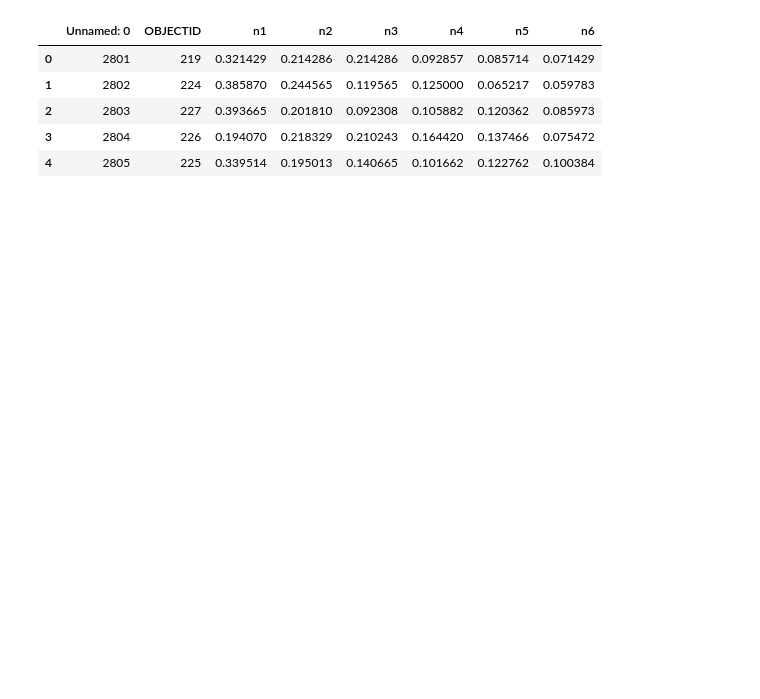
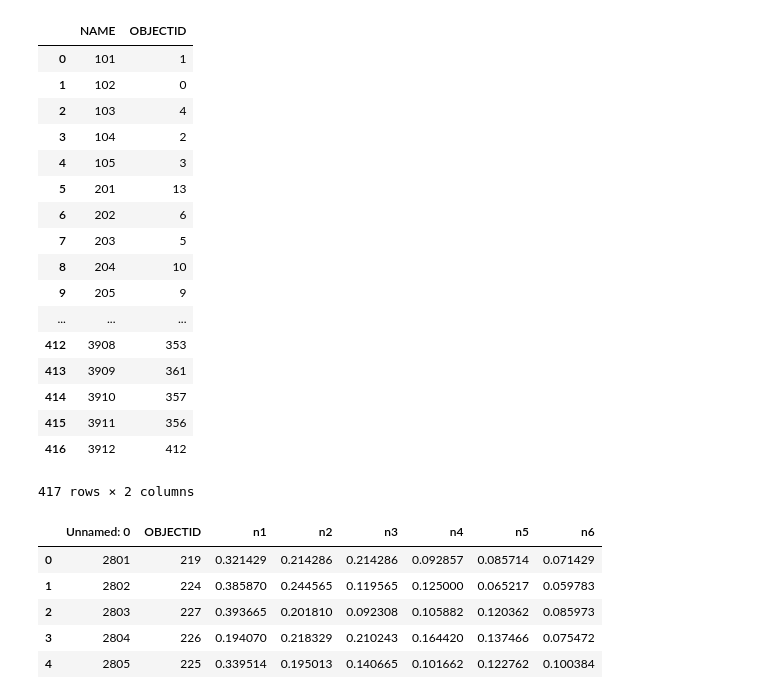
Before and after one commit to james-houghton/ISE521FINALPRJ_HTA, a Jupyter notebook: JH working.ipynb, the cells around one changed output. Saved outputs shown, nothing was run; the diff lists cells and outputs as text; code cells hidden in the pictures; blank space fills up the shorter version.

```diff
--- a/JH working.ipynb
+++ b/JH working.ipynb
@@ -66,3 +78,27 @@ df4.to_csv('C:/Users/SIS Lab Admin/Desktop/test_data.csv')
+# %%
+pathg = './data/RI Precinct OBJECTIDs.csv'
+df = pd.read_csv(pathg)
+df.iloc[1]
+df
+# %% [output]
+|  | NAME | OBJECTID |
+| 0 | 101 | 1 |
+| 1 | 102 | 0 |
+| 2 | 103 | 4 |
+| 3 | 104 | 2 |
+| 4 | 105 | 3 |
+| 5 | 201 | 13 |
+| 6 | 202 | 6 |
+| 7 | 203 | 5 |
+| 8 | 204 | 10 |
+| 9 | 205 | 9 |
+| ... | ... | ... |
+| 412 | 3908 | 353 |
+| 413 | 3909 | 361 |
+| 414 | 3910 | 357 |
+| 415 | 3911 | 356 |
+| 416 | 3912 | 412 |
+417 rows × 2 columns
 # %%
 
 
```
Also changed, not shown: parts of 6 cells of this notebook, 1 other file.
